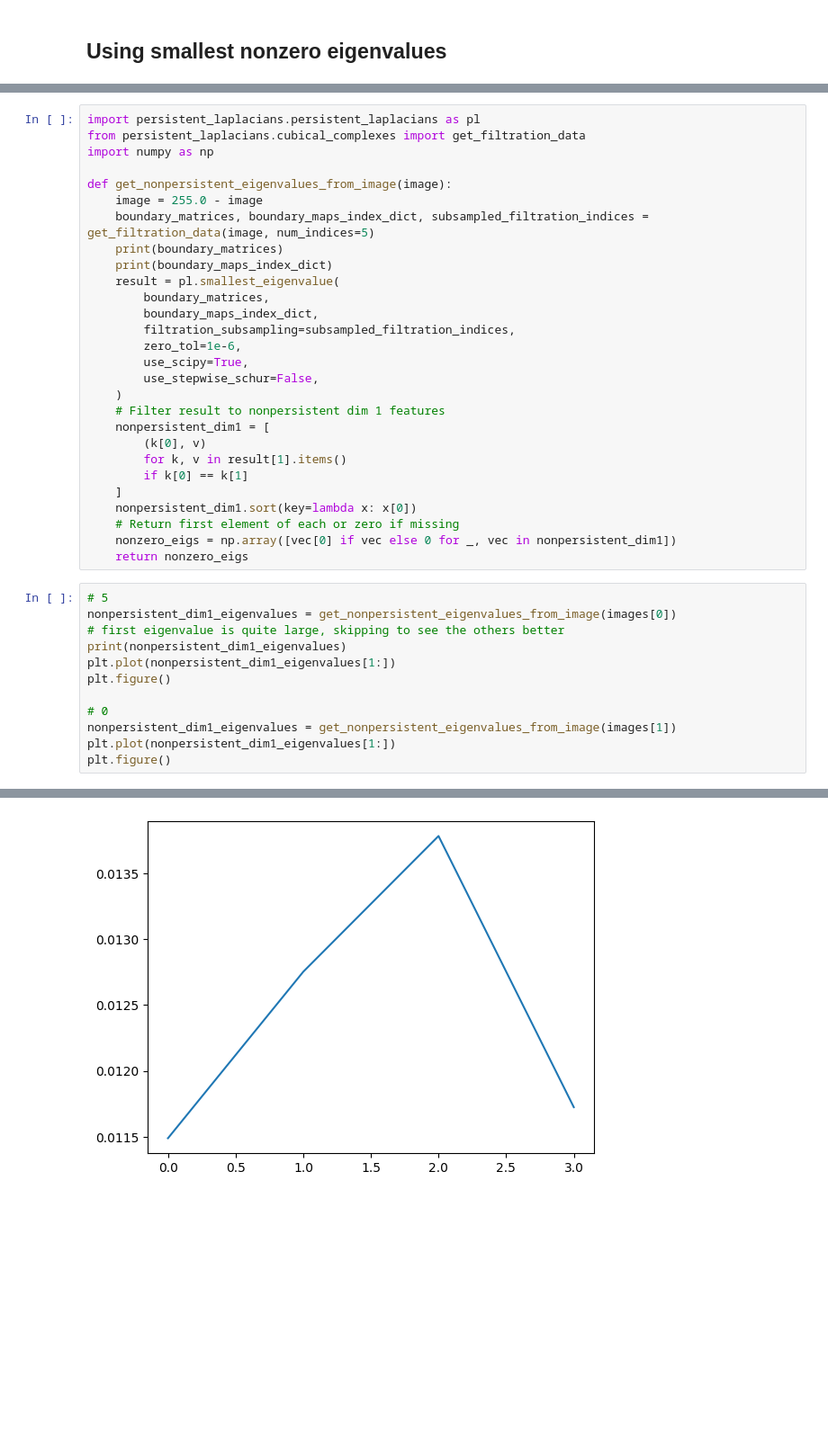
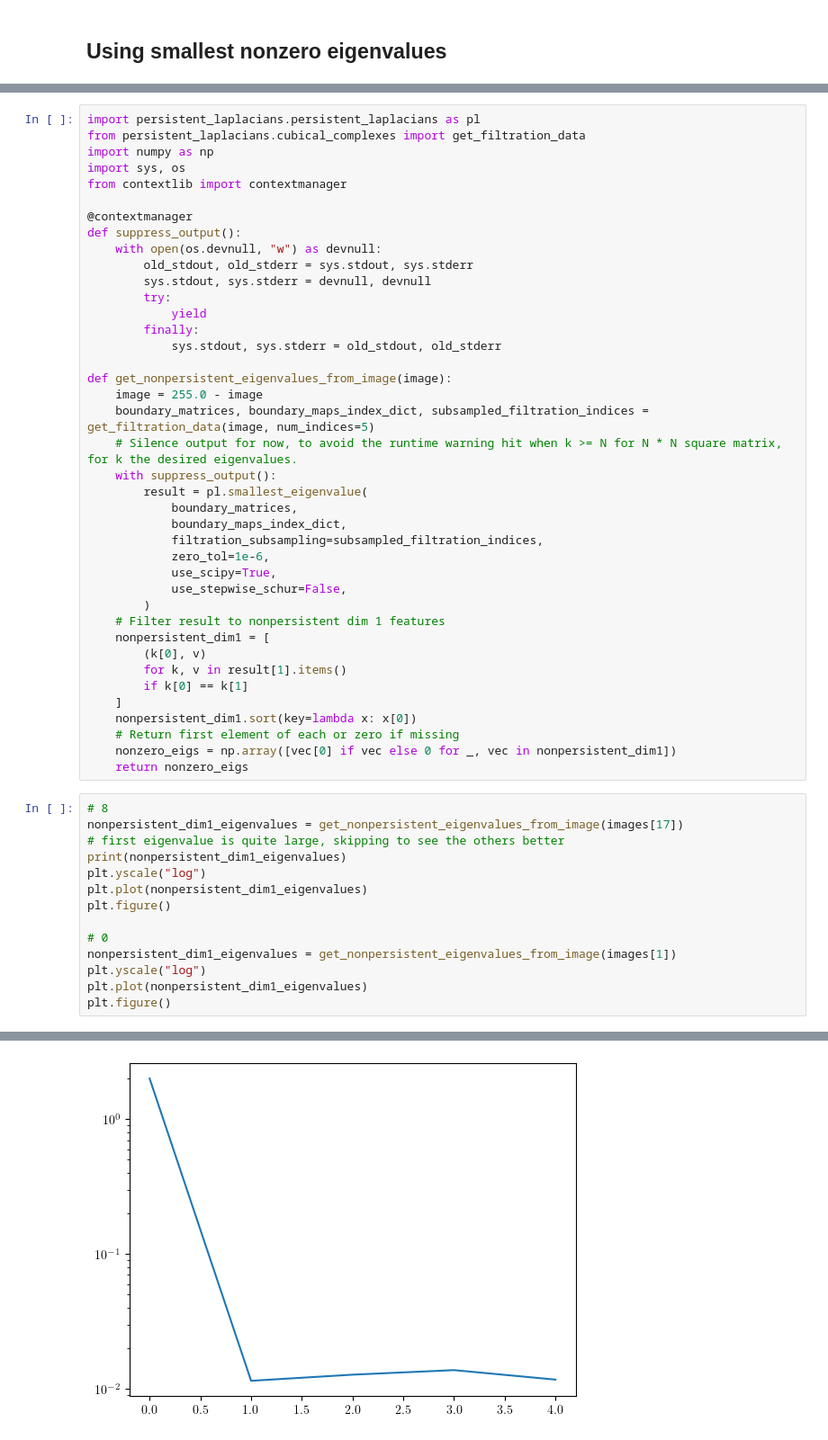
Before and after one commit to mmasque/persistent-laplacians, a Jupyter notebook: notebooks/cubical_complexes.ipynb, the cells around one changed output, grey strips where cells are left out. Shown at 90% size. Cells and saved outputs as stored; diff of their text form; blank space fills up the shorter version.

```diff
--- a/notebooks/cubical_complexes.ipynb
+++ b/notebooks/cubical_complexes.ipynb
@@ -302,20 +294,32 @@ Error in scipy routine, falling back to dense computation: PyErr { type: <class
 import persistent_laplacians.persistent_laplacians as pl
 from persistent_laplacians.cubical_complexes import get_filtration_data
 import numpy as np
+import sys, os
+from contextlib import contextmanager
+
+@contextmanager
+def suppress_output():
+    with open(os.devnull, "w") as devnull:
+        old_stdout, old_stderr = sys.stdout, sys.stderr
+        sys.stdout, sys.stderr = devnull, devnull
+        try:
+            yield
+        finally:
+            sys.stdout, sys.stderr = old_stdout, old_stderr
 
 def get_nonpersistent_eigenvalues_from_image(image):
     image = 255.0 - image
     boundary_matrices, boundary_maps_index_dict, subsampled_filtration_indices = get_filtration_data(image, num_indices=5)
-    print(boundary_matrices)
-    print(boundary_maps_index_dict)
-    result = pl.smallest_eigenvalue(
-        boundary_matrices,
-        boundary_maps_index_dict,
-        filtration_subsampling=subsampled_filtration_indices,
-        zero_tol=1e-6,
-        use_scipy=True,
-        use_stepwise_schur=False,
-    )
+    # Silence output for now, to avoid the runtime warning hit when k >= N for N * N square matrix, for k the desired eigenvalues.
+    with suppress_output():
+        result = pl.smallest_eigenvalue(
+            boundary_matrices,
+            boundary_maps_index_dict,
+            filtration_subsampling=subsampled_filtration_indices,
+            zero_tol=1e-6,
+            use_scipy=True,
+            use_stepwise_schur=False,
+        )
     # Filter result to nonpersistent dim 1 features
     nonpersistent_dim1 = [
         (k[0], v)
@@ -327,15 +331,17 @@ def get_nonpersistent_eigenvalues_from_image(image):
     nonzero_eigs = np.array([vec[0] if vec else 0 for _, vec in nonpersistent_dim1])
     return nonzero_eigs
 # %%
-# 5
-nonpersistent_dim1_eigenvalues = get_nonpersistent_eigenvalues_from_image(images[0])
+# 8
+nonpersistent_dim1_eigenvalues = get_nonpersistent_eigenvalues_from_image(images[17])
 # first eigenvalue is quite large, skipping to see the others better
 print(nonpersistent_dim1_eigenvalues)
-plt.plot(nonpersistent_dim1_eigenvalues[1:])
+plt.yscale("log")
+plt.plot(nonpersistent_dim1_eigenvalues)
 plt.figure()
 
 # 0
 nonpersistent_dim1_eigenvalues = get_nonpersistent_eigenvalues_from_image(images[1])
-plt.plot(nonpersistent_dim1_eigenvalues[1:])
+plt.yscale("log")
+plt.plot(nonpersistent_dim1_eigenvalues)
 plt.figure()
 # %% [output]
@@ -351 +351 @@ Error in scipy routine, falling back to dense computation: PyErr { type: <class
-[figure, old version]
+[figure, new version]
```
Also changed, not shown: parts of 51 cells of this notebook, 2 other files.
